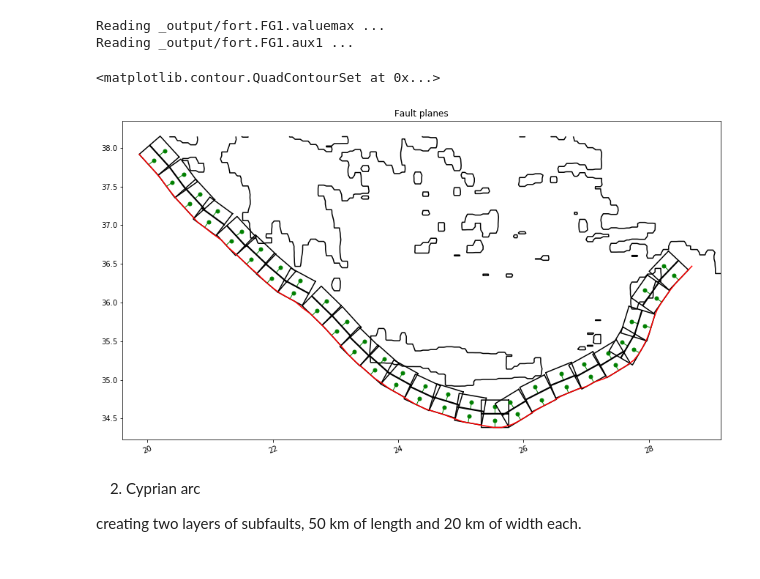
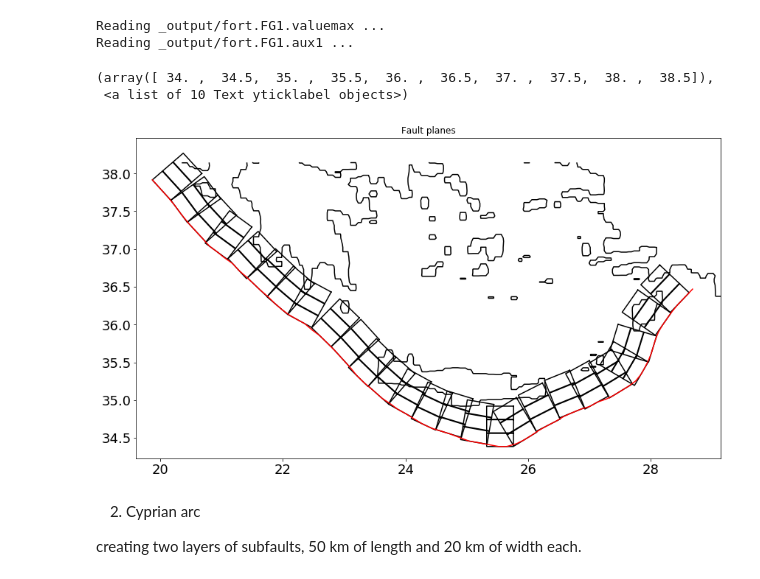
Before and after one commit to sharonmolchanov/tsunami, a Jupyter notebook: create_subfaults.ipynb, the cells around one changed output. Cells and saved outputs as stored; diff of their text form; code cells hidden in the pictures.

```diff
--- a/create_subfaults.ipynb
+++ b/create_subfaults.ipynb
@@ -154,11 +157,17 @@ fault.plot_subfaults
 # %%
+# plotting subfaults together with the coastline (from Geoclaw,
+#it is possible to plot on any other map)
+
 _, axes = plt.subplots(figsize=(16, 8))
-fault.plot_subfaults(axes=axes, plot_rake=True)
+fault.plot_subfaults(axes=axes, plot_rake=False)
 plt.plot(lon, lat, 'r')
 plt.contour(fg.X[590:820, 125:220], fg.Y[590:820, 125:220], fg.B[590:820, 125:220], levels=[0], colors="k")
+plt.xticks(fontsize=18, rotation=0)
+plt.yticks(fontsize=18, rotation=0)
 # %% [output]
-<matplotlib.contour.QuadContourSet at 0x...>
+(array([ 34. ,  34.5,  35. ,  35.5,  36. ,  36.5,  37. ,  37.5,  38. ,  38.5]),
+ <a list of 10 Text yticklabel objects>)
-[figure, old version]
+[figure, new version]
 # %% [markdown]
 2. Cyprian arc
 
```
Also changed, not shown: parts of 10 cells of this notebook, 6 other files.
